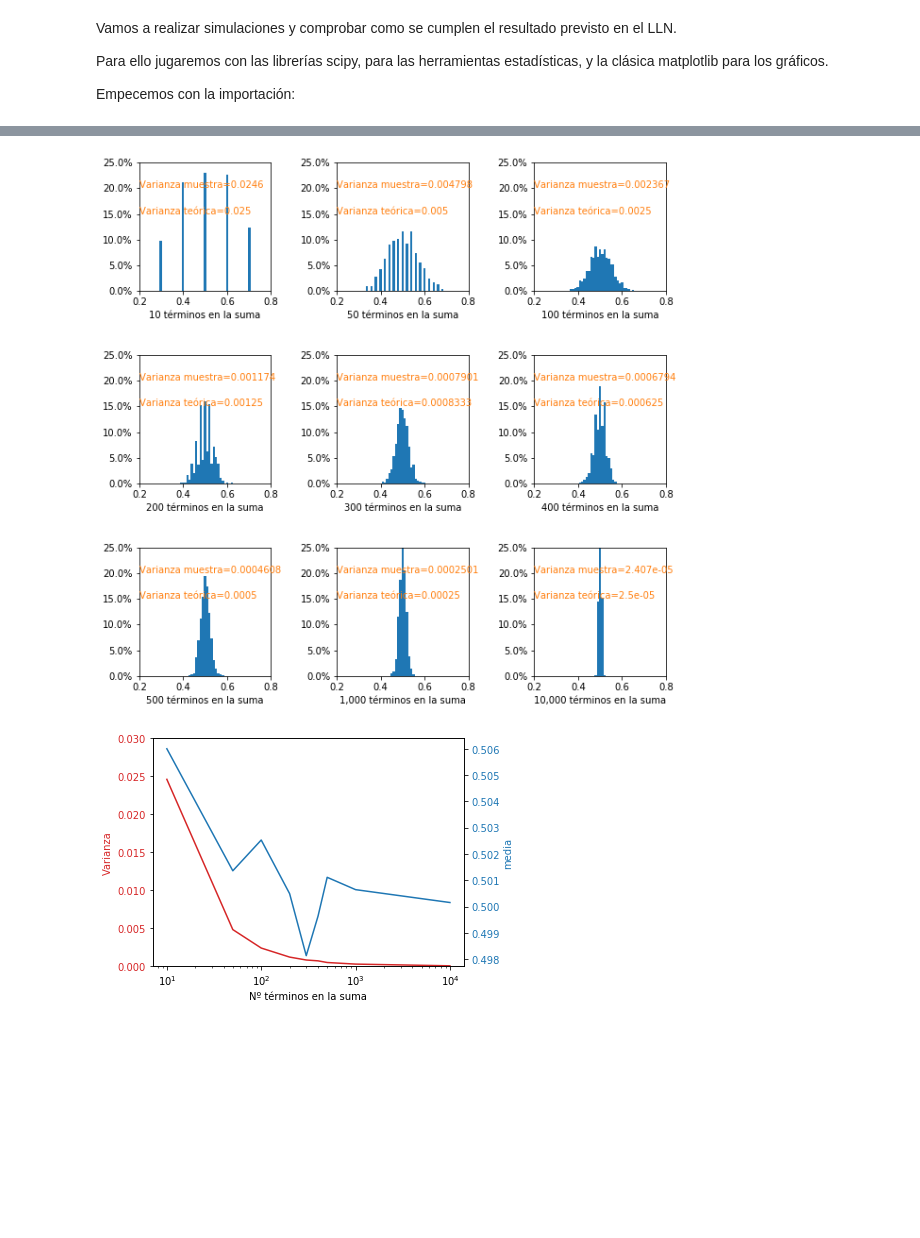
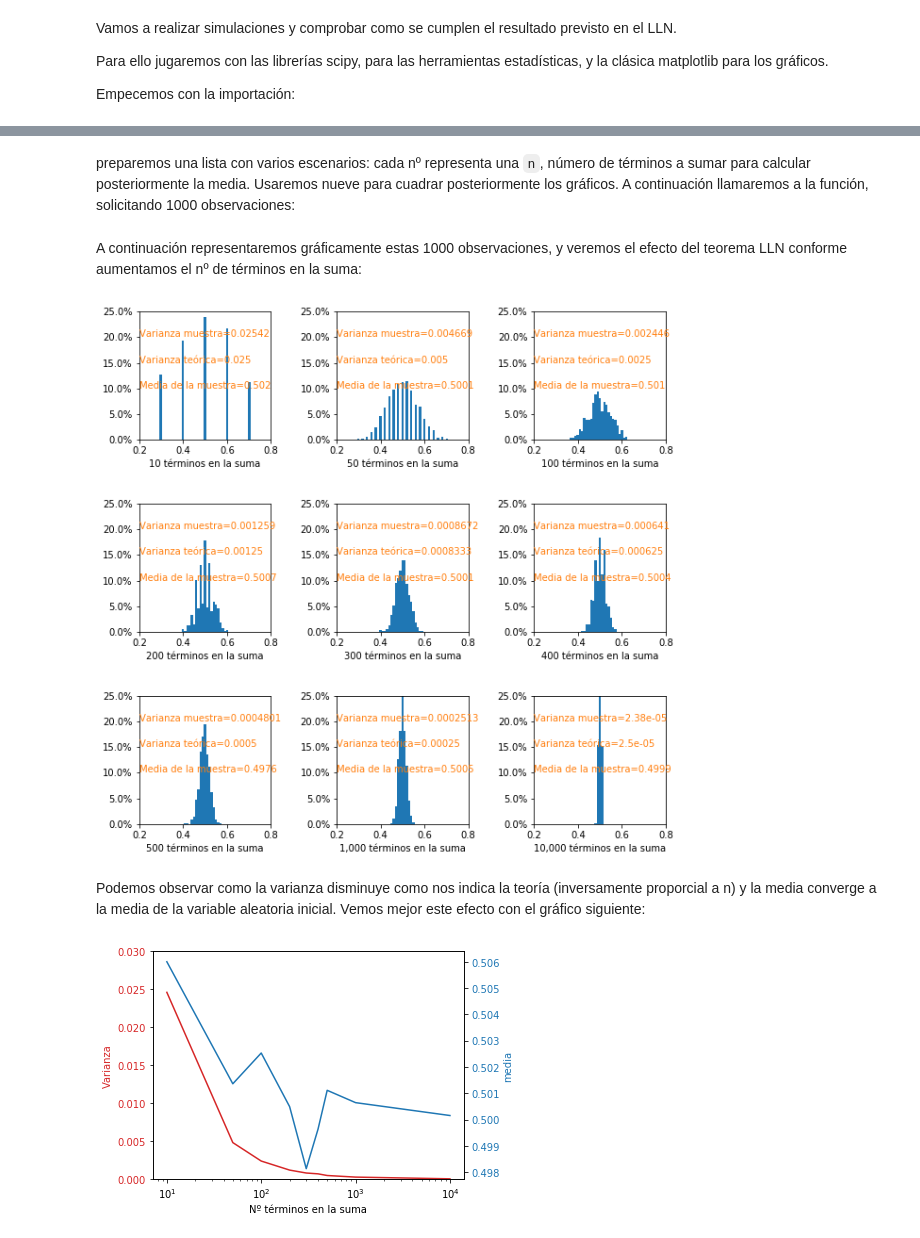
Before and after one commit to mharias/stats, a Jupyter notebook: lln.ipynb, the cells around one changed output, grey strips where cells are left out. Cells and saved outputs as stored; diff of their text form; code cells hidden in the pictures; blank space fills up the shorter version.

```diff
--- a/lln.ipynb
+++ b/lln.ipynb
@@ -90,0 +117,5 @@ Jugaremos con las dos distribuciones que hemos visto en el comienzo de este art
+# %%
+n=10
+for i in range(5):
+    valor4=np.random.binomial(n=n,p=p,size=1)/n
+    print (valor4)
@@ -90,0 +137,6 @@ Jugaremos con las dos distribuciones que hemos visto en el comienzo de este art
+# %%
+n=50
+valor6=np.random.binomial(n=n,p=p,size=100)
+valor6_medios=valor6/n
+print (valor6)
+print (valor6_medios)
@@ -91,51 +176,59 @@ Jugaremos con las dos distribuciones que hemos visto en el comienzo de este art
 # %%
-def generador_binomial(terminos_a_sumar,p,numero_de_iters):
+def generador_binomial(terminos_a_sumar,p,numero_de_observ):
     media=[]
     varianza=[]
     series={}
     varianza_base=p*(1-p)
     var_teorica=[]
     for n in terminos_a_sumar:
-        valores=np.random.binomial(n,0.5,numero_de_iters)/n
+        valores=np.random.binomial(n,0.5,numero_de_observ)/n
         media.append(valores.mean())
         var_teorica.append(varianza_base/n)
         varianza.append(valores.std()**2)
         series[n]=valores
     return series,var_teorica,media,varianza
+# %% [markdown]
+preparemos una lista con varios escenarios: cada nº representa una `n`, número de términos a sumar para calcular posteriormente la media. Usaremos nueve para cuadrar posteriormente los gráficos. A continuación llamaremos a la función, solicitando 1000 observaciones:
 # %%
 lista_terms_sum=[10,50,100,200,300,400,500,1000,10000] #han de ser 9!
 #lista_terms_sum=[10,100,500,1000,5000,10000,50000,100000,1000000]
 #lista_terms_sum=[10,20,30,40,50,60,70,80,90]
-series,var_teorica,media,varianza=generador_binomial(lista_terms_sum,p=1/2,numero_de_iters=1000)
+series,var_teorica,media,varianza=generador_binomial(lista_terms_sum,p=1/2,numero_de_observ=1000)
+# %% [markdown]
+A continuación representaremos gráficamente estas 1000 observaciones, y veremos el efecto del teorema LLN conforme aumentamos el nº de términos en la suma:
 # %%
 f = plt.figure(figsize=(10,10))
 f.subplots_adjust(hspace=1, wspace=1)
 ax1 = f.add_subplot(331)
 ax2 = f.add_subplot(332)
 ax3 = f.add_subplot(333)
 ax4 = f.add_subplot(334)
 ax5 = f.add_subplot(335)
 ax6 = f.add_subplot(336)
 ax7= f.add_subplot(337)
 ax8= f.add_subplot(338)
 ax9= f.add_subplot(339)
 f.subplots_adjust(hspace=.5, wspace=0.5)
 lista_axes=f.get_axes()
 N_bins=np.linspace(0,1,100)
 n_decimales=2
 for i in range(0,9):
     lista_axes[i].set_xlabel('{:,} términos en la suma'.format(lista_terms_sum[i]))
     lista_axes[i].yaxis.set_major_formatter(PercentFormatter(1))
     lista_axes[i].set_xlim(0.2,0.8)
     lista_axes[i].set_ylim(0.0,0.25)
     counts, bins = np.histogram(np.around(series[lista_terms_sum[i]],decimals=n_decimales),bins=N_bins)
     lista_axes[i].hist(bins[:-1],bins,weights=counts/counts.sum())
     lista_axes[i].text(0.0,0.8,'Varianza muestra={:.4}'.
                        format(varianza[i]),transform=lista_axes[i].transAxes,color='tab:orange')
     lista_axes[i].text(0.0,0.6,'Varianza teórica={:.4}'.
                        format(var_teorica[i]),transform=lista_axes[i].transAxes,color='tab:orange')
+    lista_axes[i].text(0.0,0.4,'Media de la muestra={:.4}'.
+                       format(media[i]),transform=lista_axes[i].transAxes,color='tab:orange')
 # %% [output]
-[figure, old version]
+[figure, new version]
+# %% [markdown]
+Podemos observar como la varianza disminuye como nos indica la teoría (inversamente proporcial a n) y la media converge a la media de la variable aleatoria inicial. Vemos mejor este efecto con el gráfico siguiente:
 # %%
 fig, ax1 = plt.subplots()
 color = 'tab:red'
```
Also changed, not shown: parts of 17 cells of this notebook.
